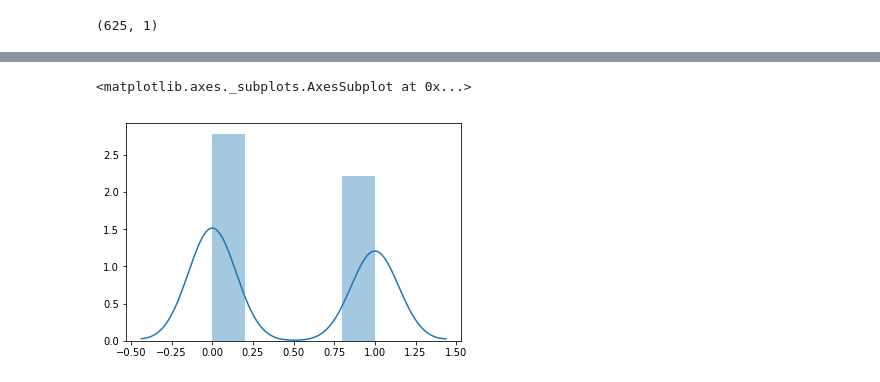
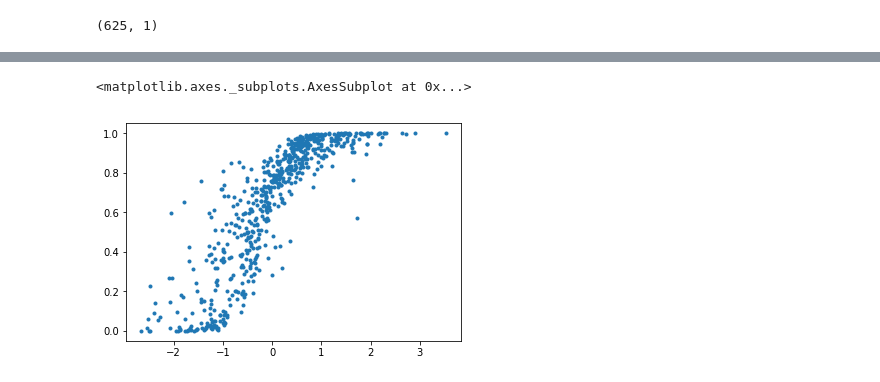
Before and after one commit to pysal/mgwr, a Jupyter notebook: notebooks/Simulated_data_example_Binomial-MGWR.ipynb, the cells around one changed output, grey strips where cells are left out. Cells and saved outputs as stored; diff of their text form; code cells hidden in the pictures.

```diff
--- a/notebooks/Simulated_data_example_Binomial-MGWR.ipynb
+++ b/notebooks/Simulated_data_example_Binomial-MGWR.ipynb
@@ -140,5 +209,0 @@ y_new=prob(y_exp,ym)
-# %%
-sns.distplot(y_new)
-# %% [output]
-<matplotlib.axes._subplots.AxesSubplot at 0x...>
-[figure, removed]
@@ -144,0 +212,5 @@ sns.distplot(y_new)
+# %%
+pd.Series(y_exp.reshape(-1), index=x1).plot(style='.')
+# %% [output]
+<matplotlib.axes._subplots.AxesSubplot at 0x...>
+[figure, added]
```
Also changed, not shown: parts of 38 cells of this notebook, 2 other files.
